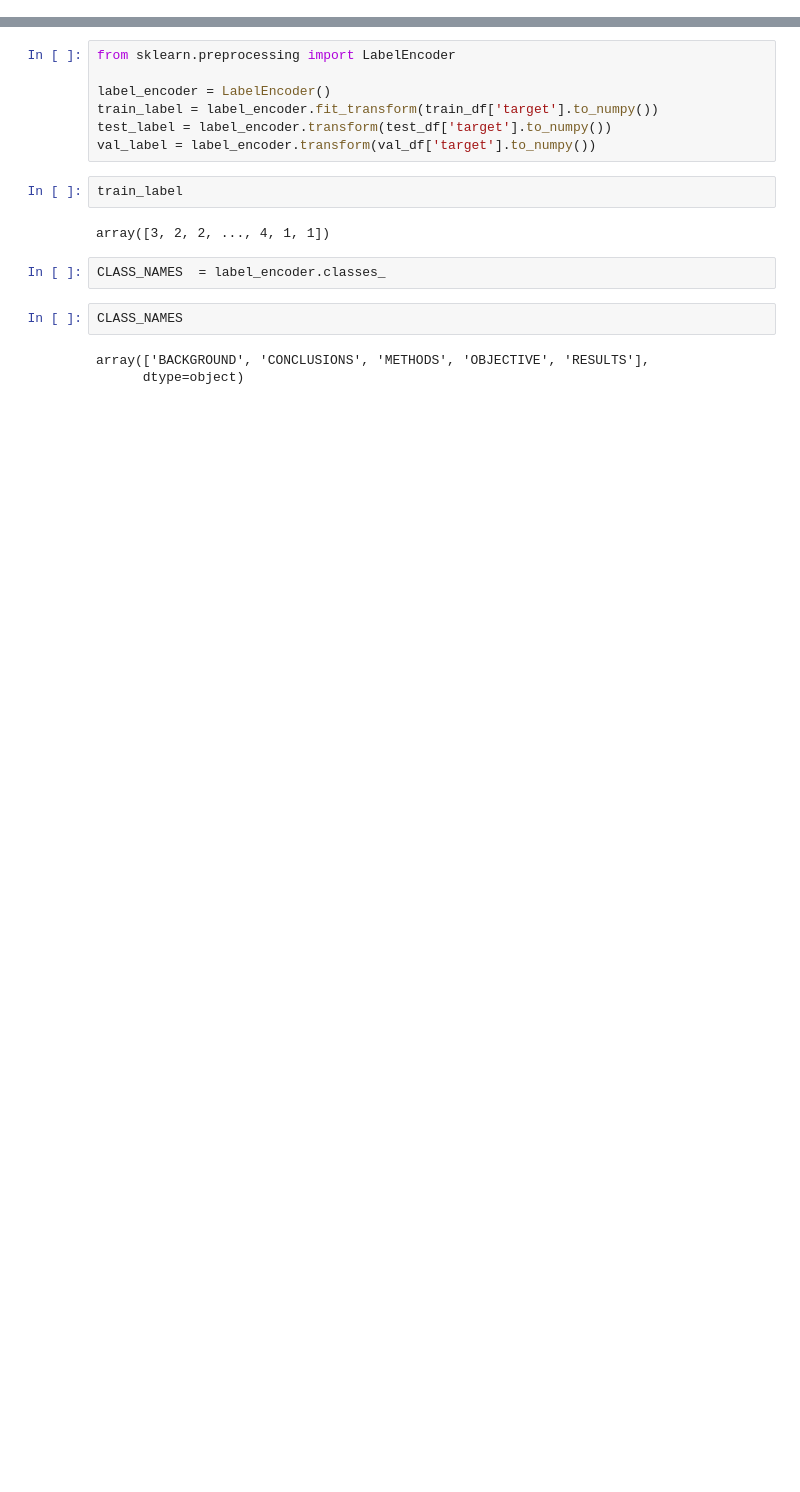
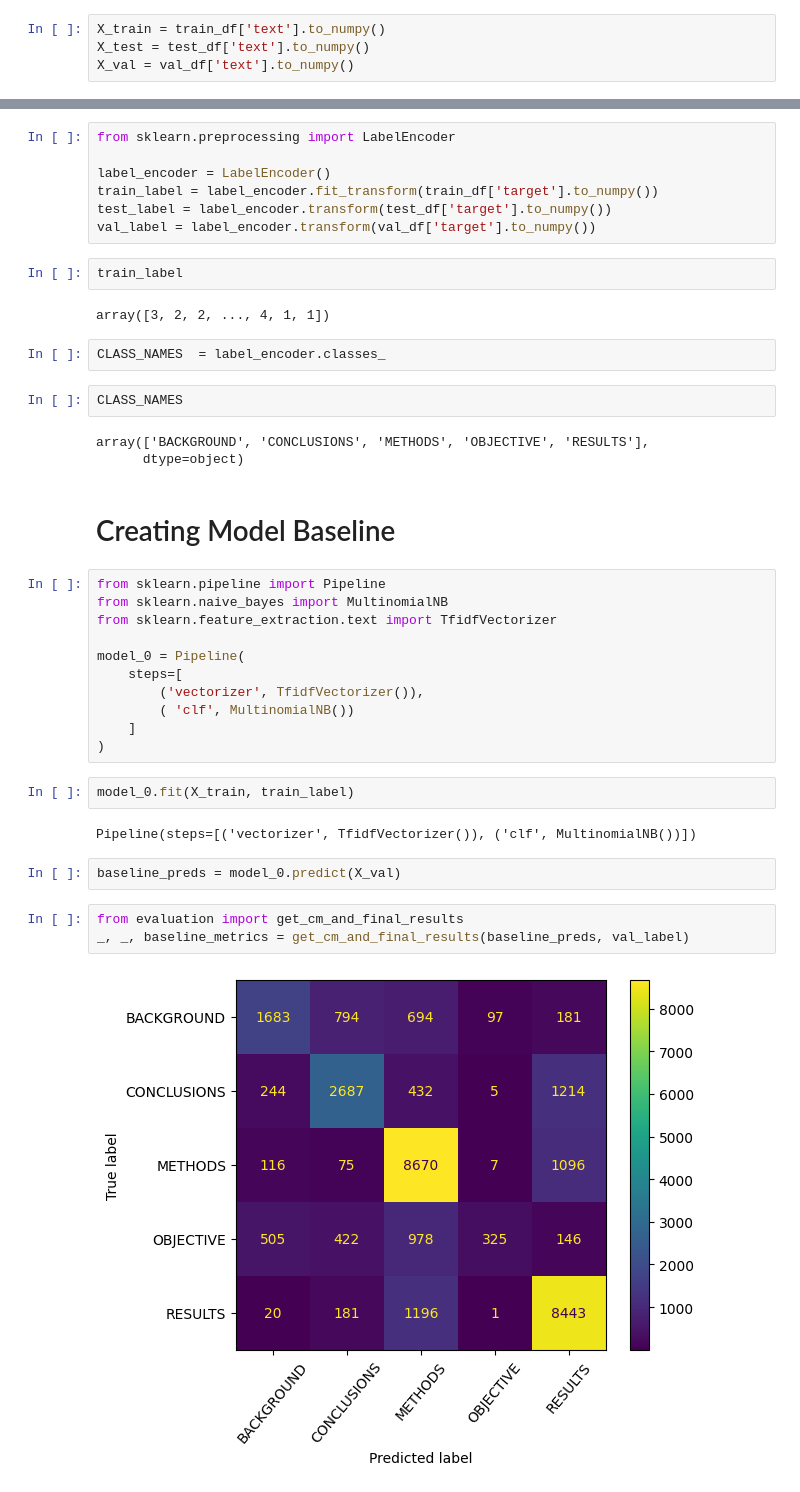
Before and after one commit to yehandineth/NLP_Learning, a Jupyter notebook: JSCReplication/skimlit.ipynb, the cells around one changed output, grey strips where cells are left out. Drawn from its saved outputs; the diff is of its cells as text; blank space fills up the shorter version.

Commit message:
added evaluation.py

```diff
--- a/JSCReplication/skimlit.ipynb
+++ b/JSCReplication/skimlit.ipynb
@@ -214,6 +214,10 @@ train_df.total_lines.plot.hist(bins = 20)
 # %% [output]
 <Axes: ylabel='Frequency'>
 [figure]
+# %%
+X_train = train_df['text'].to_numpy()
+X_test = test_df['text'].to_numpy()
+X_val = val_df['text'].to_numpy()
 # %% [markdown]
 ## Converting labels to numerical format
 # %% [markdown]
@@ -256,3 +260,27 @@ CLASS_NAMES
 # %% [output]
 array(['BACKGROUND', 'CONCLUSIONS', 'METHODS', 'OBJECTIVE', 'RESULTS'],
       dtype=object)
+# %% [markdown]
+# Creating Model Baseline
+# %%
+from sklearn.pipeline import Pipeline
+from sklearn.naive_bayes import MultinomialNB
+from sklearn.feature_extraction.text import TfidfVectorizer
+
+model_0 = Pipeline(
+    steps=[
+        ('vectorizer', TfidfVectorizer()),
+        ( 'clf', MultinomialNB())
+    ]
+)
+# %%
+model_0.fit(X_train, train_label)
+# %% [output]
+Pipeline(steps=[('vectorizer', TfidfVectorizer()), ('clf', MultinomialNB())])
+# %%
+baseline_preds = model_0.predict(X_val)
+# %%
+from evaluation import get_cm_and_final_results
+_, _, baseline_metrics = get_cm_and_final_results(baseline_preds, val_label)
+# %% [output]
+[figure, added]
```
Also changed, not shown: parts of 3 cells of this notebook, 2 other files.
